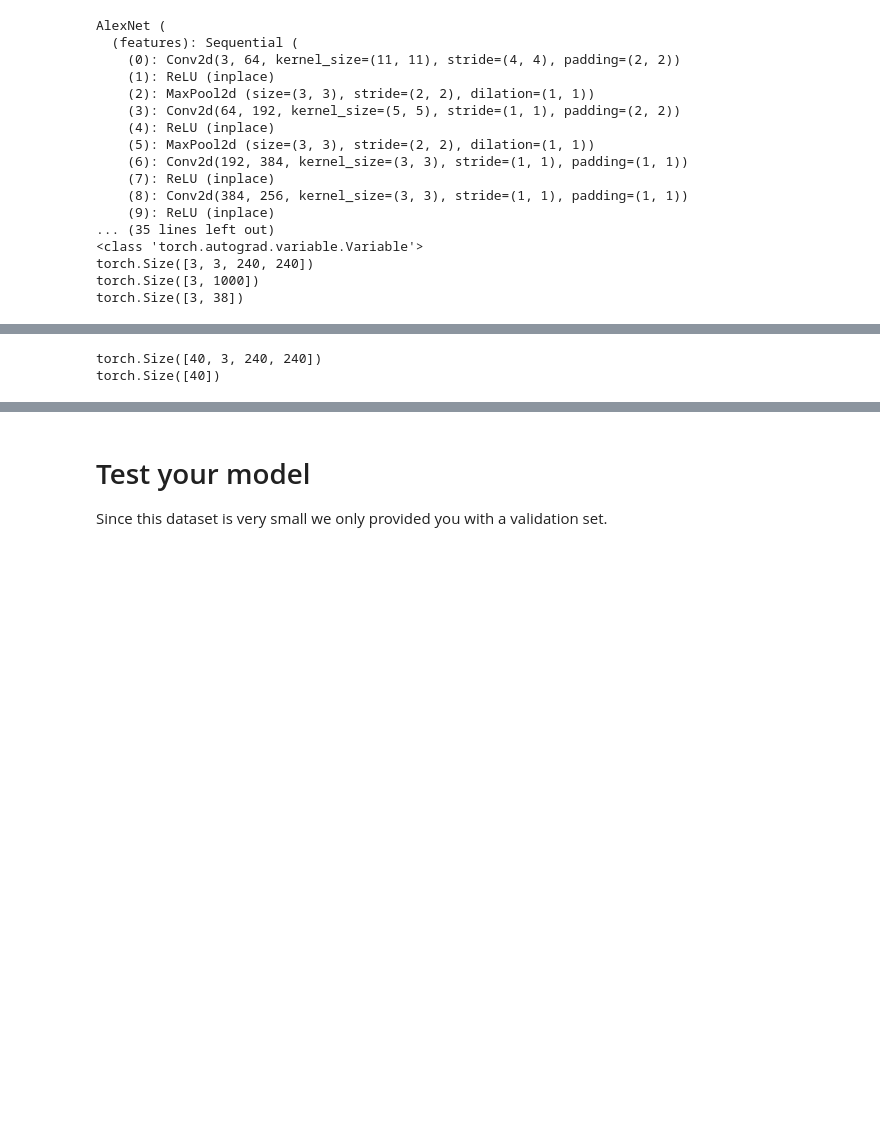
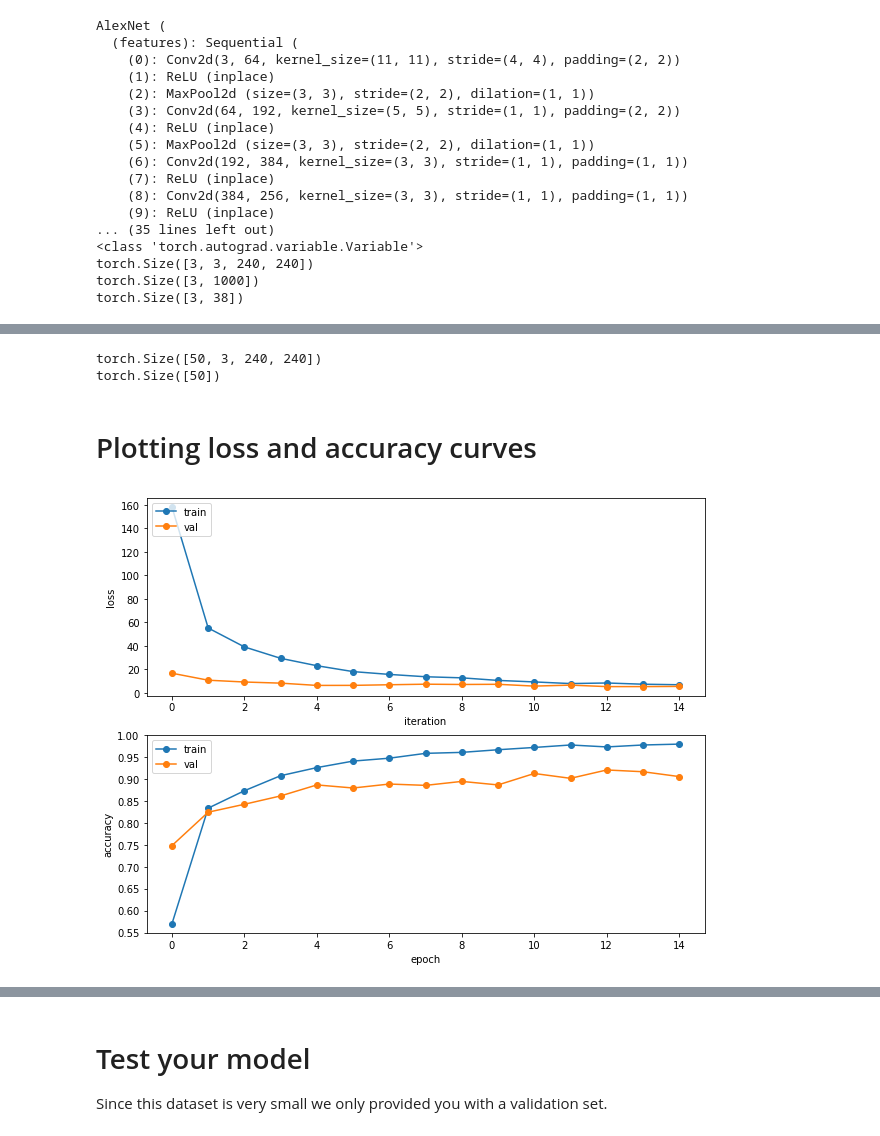
Before and after one commit to kishansharma3012/DL4CV-Project-, a Jupyter notebook: Disease_classification_AlexNet.ipynb, the cells around one changed output, grey strips where cells are left out. Drawn from its saved outputs; the diff is of its cells as text; code cells hidden in the pictures; blank space fills up the shorter version.

Commit message:
added plots and grid search

```diff
--- a/Disease_classification_AlexNet.ipynb
+++ b/Disease_classification_AlexNet.ipynb
@@ -124,12 +121,20 @@ from dl4cv.classifiers.solver import Solver
 ############################################################################
 #                             YOUR CODE                                    #
 ############################################################################
+
 train_loader = torch.utils.data.DataLoader(train_data, batch_size=50, shuffle=True, num_workers=4)
 val_loader = torch.utils.data.DataLoader(val_data, batch_size=50, shuffle=False, num_workers=4)
 test_loader = torch.utils.data.DataLoader(test_data, batch_size=50, shuffle=False, num_workers=4)
 
 model = ClassificationNetwork()
-solver = Solver(optim_args={"lr": 1e-4, "weight_decay": 0.005})
-solver.train(model, train_loader, val_loader, log_nth=20, num_epochs=30)
+
+lr_list = [1e-5, 5e-5, 1e-4, 5e-4]
+wd_list = [0.001, 0.002, 0.003, 0.004, 0.005]
+
+for lr_test in range(lr_list):
+    for wd_test in range(wd_list):
+
+        solver = Solver(optim_args={"lr": lr_test, "weight_decay": wd_test})
+        solver.train(model, train_loader, val_loader, log_nth=20, num_epochs=15)
 # %% [output]
 START TRAIN.
@@ -155,5 +160,24 @@ images, labels = trainiter.next()
 print images.size()
 print labels.size()
 # %% [output]
-torch.Size([40, 3, 240, 240])
-torch.Size([40])
+torch.Size([50, 3, 240, 240])
+torch.Size([50])
+# %% [markdown]
+# Plotting loss and accuracy curves
+# %%
+plt.subplot(2, 1, 1)
+plt.plot(solver.train_loss_history_per_epoch, '-o')
+plt.plot(solver.val_loss_history_per_epoch, '-o')
+plt.legend(['train', 'val'], loc='upper left')
+plt.xlabel('iteration')
+plt.ylabel('loss')
+
+plt.subplot(2, 1, 2)
+plt.plot(solver.train_acc_history, '-o')
+plt.plot(solver.val_acc_history, '-o')
+plt.legend(['train', 'val'], loc='upper left')
+plt.xlabel('epoch')
+plt.ylabel('accuracy')
+plt.show()
+# %% [output]
+[figure, added]
```
Also changed, not shown: parts of 9 cells of this notebook, 1 other file.
